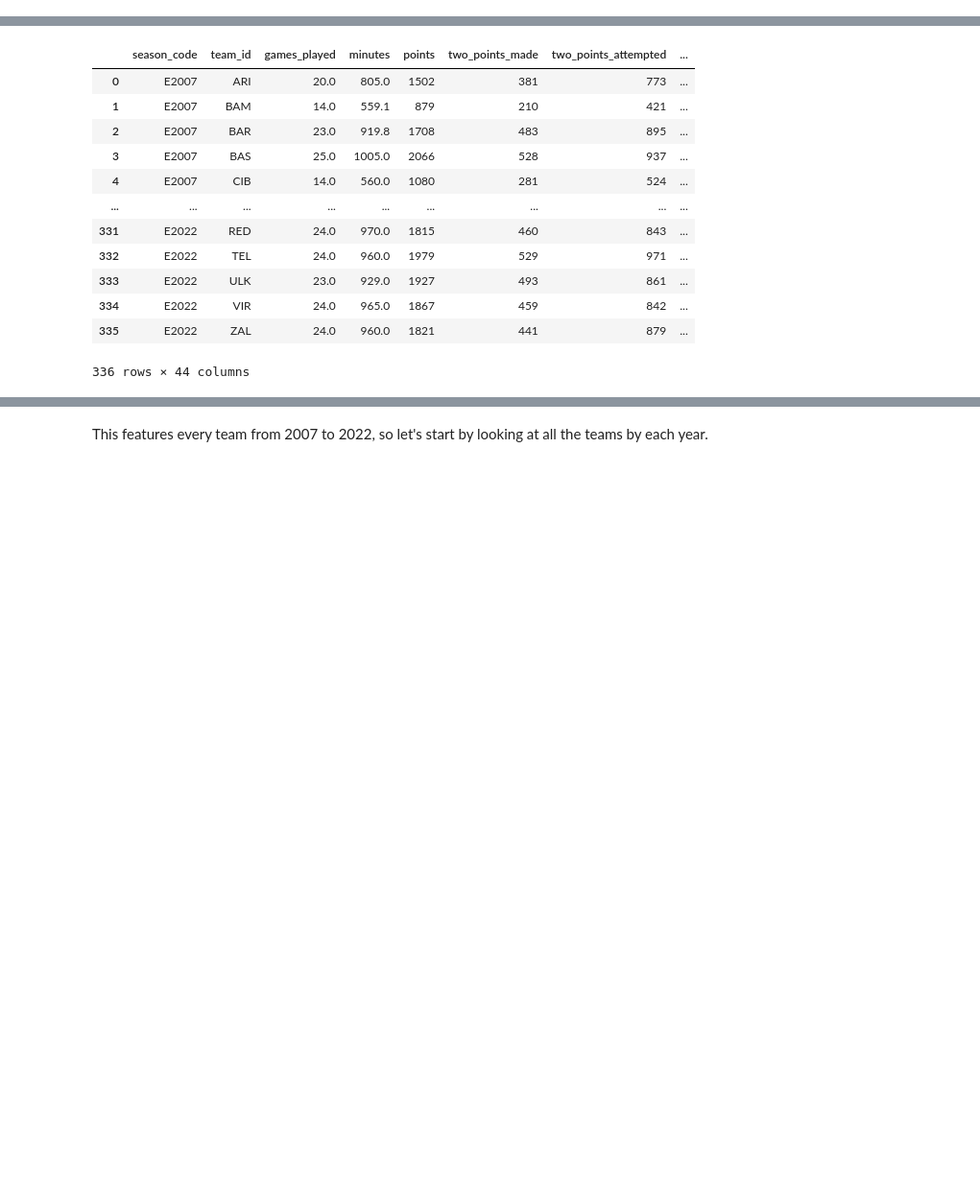
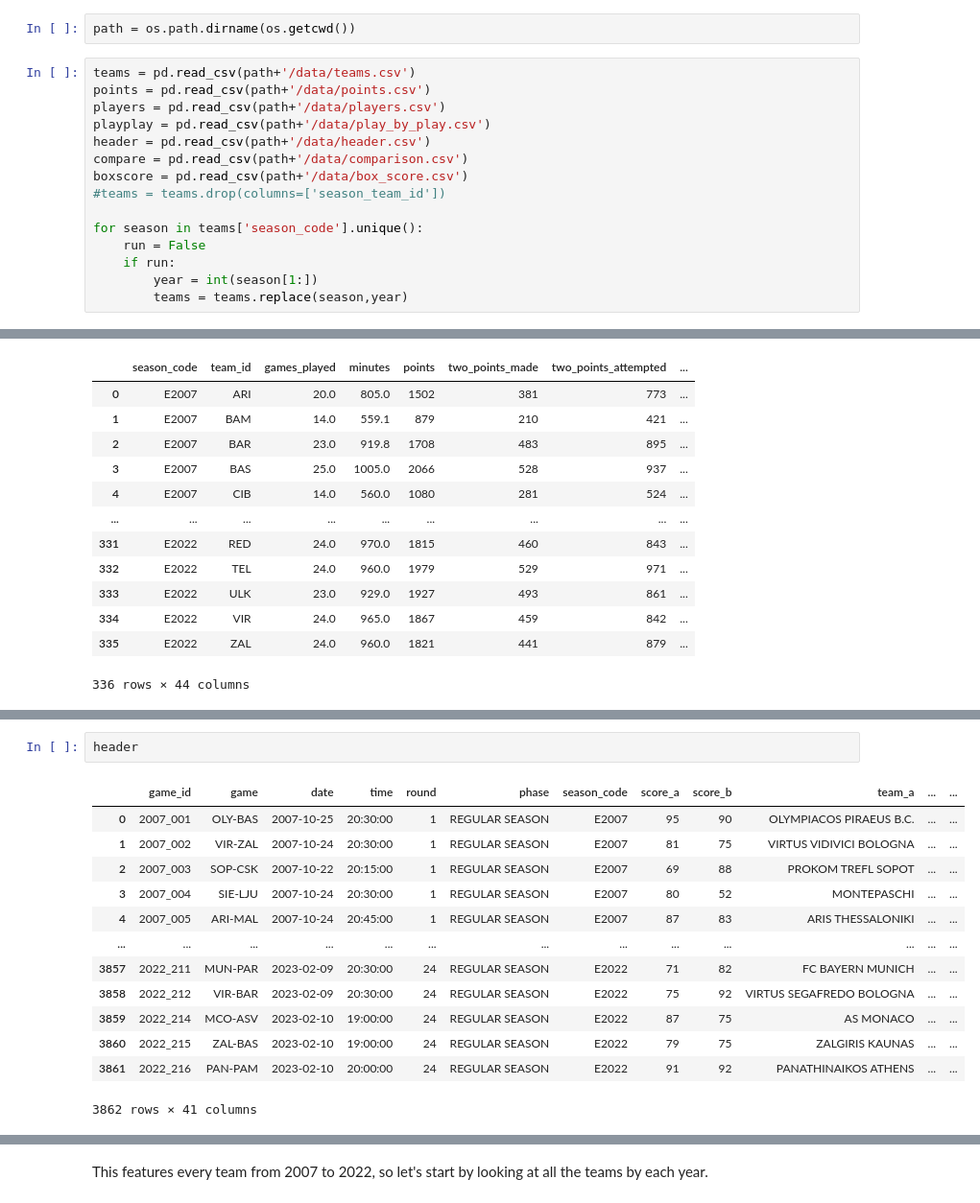
Before and after one commit to MichaelC6/SCDV490-Midterm, a Jupyter notebook: Notebooks/Exploration.ipynb, the cells around one changed output, grey strips where cells are left out. Shown at 96% size. Saved outputs shown, nothing was run; the diff lists cells and outputs as text; blank space fills up the shorter version.

```diff
--- a/Notebooks/Exploration.ipynb
+++ b/Notebooks/Exploration.ipynb
@@ -14,3 +12,20 @@ teams = teams.drop(columns=['season_team_id'])
+# %%
+path = os.path.dirname(os.getcwd())
+# %%
+teams = pd.read_csv(path+'/data/teams.csv')
+points = pd.read_csv(path+'/data/points.csv')
+players = pd.read_csv(path+'/data/players.csv')
+playplay = pd.read_csv(path+'/data/play_by_play.csv')
+header = pd.read_csv(path+'/data/header.csv')
+compare = pd.read_csv(path+'/data/comparison.csv')
+boxscore = pd.read_csv(path+'/data/box_score.csv')
+#teams = teams.drop(columns=['season_team_id'])
+
+for season in teams['season_code'].unique():
+    run = False
+    if run:
+        year = int(season[1:])
+        teams = teams.replace(season,year)
 # %%
 teams
 # %% [output]
@@ -29,0 +93,16 @@ teams
+# %%
+header
+# %% [output]
+|  | game_id | game | date | time | round | phase | season_code | score_a | score_b | team_a | ... | ... |
+| 0 | 2007_001 | OLY-BAS | 2007-10-25 | 20:30:00 | 1 | REGULAR SEASON | E2007 | 95 | 90 | OLYMPIACOS PIRAEUS B.C. | ... | ... |
+| 1 | 2007_002 | VIR-ZAL | 2007-10-24 | 20:30:00 | 1 | REGULAR SEASON | E2007 | 81 | 75 | VIRTUS VIDIVICI BOLOGNA | ... | ... |
+| 2 | 2007_003 | SOP-CSK | 2007-10-22 | 20:15:00 | 1 | REGULAR SEASON | E2007 | 69 | 88 | PROKOM TREFL SOPOT | ... | ... |
+| 3 | 2007_004 | SIE-LJU | 2007-10-24 | 20:30:00 | 1 | REGULAR SEASON | E2007 | 80 | 52 | MONTEPASCHI | ... | ... |
+| 4 | 2007_005 | ARI-MAL | 2007-10-24 | 20:45:00 | 1 | REGULAR SEASON | E2007 | 87 | 83 | ARIS THESSALONIKI | ... | ... |
+| ... | ... | ... | ... | ... | ... | ... | ... | ... | ... | ... | ... | ... |
+| 3857 | 2022_211 | MUN-PAR | 2023-02-09 | 20:30:00 | 24 | REGULAR SEASON | E2022 | 71 | 82 | FC BAYERN MUNICH | ... | ... |
+| 3858 | 2022_212 | VIR-BAR | 2023-02-09 | 20:30:00 | 24 | REGULAR SEASON | E2022 | 75 | 92 | VIRTUS SEGAFREDO BOLOGNA | ... | ... |
+| 3859 | 2022_214 | MCO-ASV | 2023-02-10 | 19:00:00 | 24 | REGULAR SEASON | E2022 | 87 | 75 | AS MONACO | ... | ... |
+| 3860 | 2022_215 | ZAL-BAS | 2023-02-10 | 19:00:00 | 24 | REGULAR SEASON | E2022 | 79 | 75 | ZALGIRIS KAUNAS | ... | ... |
+| 3861 | 2022_216 | PAN-PAM | 2023-02-10 | 20:00:00 | 24 | REGULAR SEASON | E2022 | 91 | 92 | PANATHINAIKOS ATHENS | ... | ... |
+3862 rows × 41 columns
```
Also changed, not shown: parts of 7 cells of this notebook.
